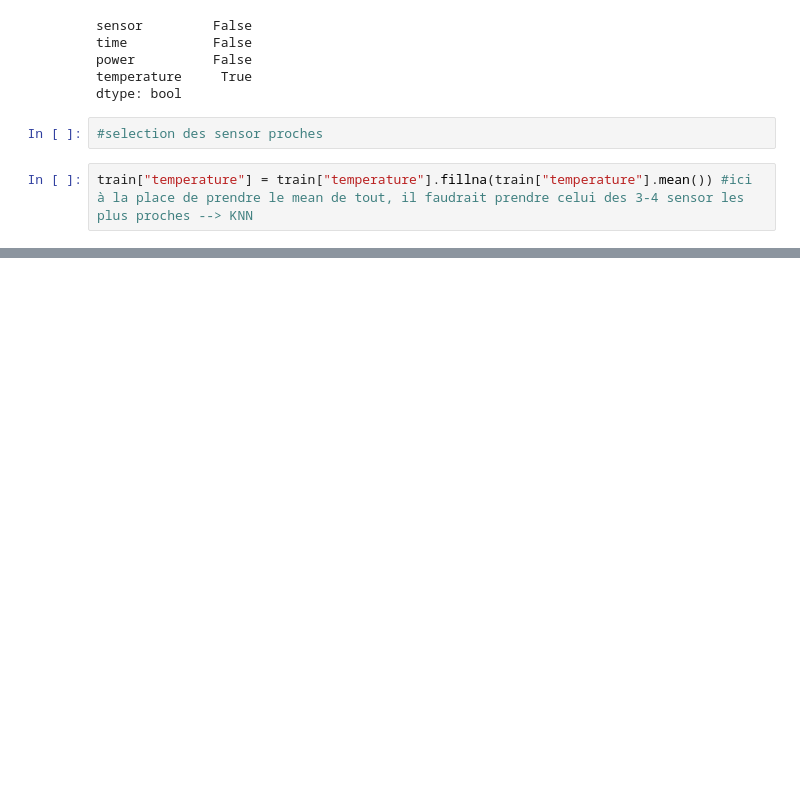
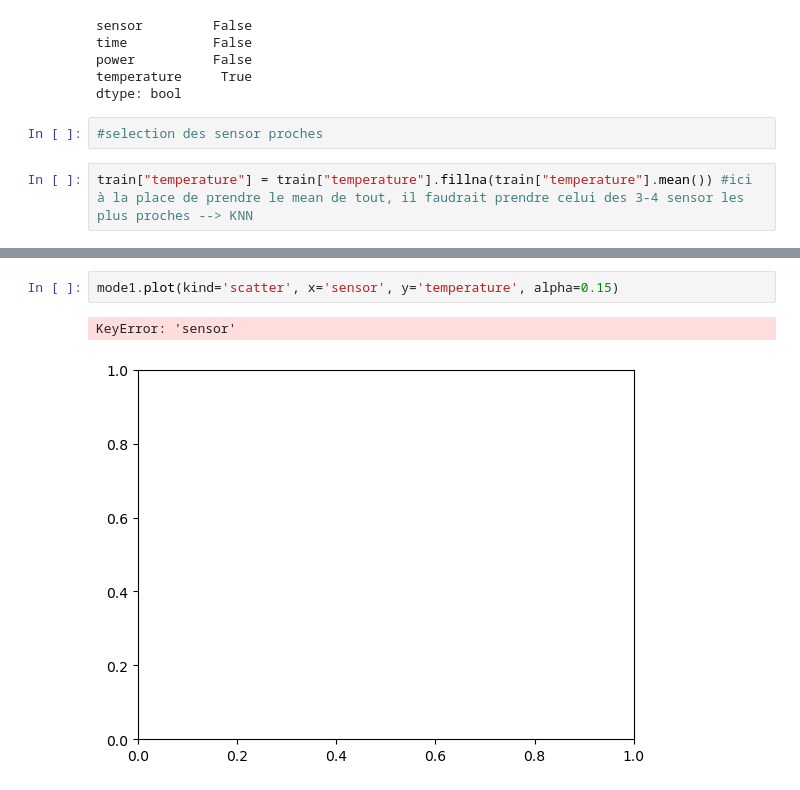
Before and after one commit to alicebeast/FinalProject_ML, a Jupyter notebook: projetdeAliceBG.ipynb, the cells around one changed output, grey strips where cells are left out. Saved outputs shown, nothing was run; the diff lists cells and outputs as text; blank space fills up the shorter version.

```diff
--- a/projetdeAliceBG.ipynb
+++ b/projetdeAliceBG.ipynb
@@ -116,0 +189,5 @@ train.plot(kind='scatter', x='sensor', y='temperature')
+# %%
+mode1.plot(kind='scatter', x='sensor', y='temperature', alpha=0.15)
+# %% [output]
+KeyError: 'sensor'
+[figure, added]
```
Also changed, not shown: parts of 25 cells of this notebook.
